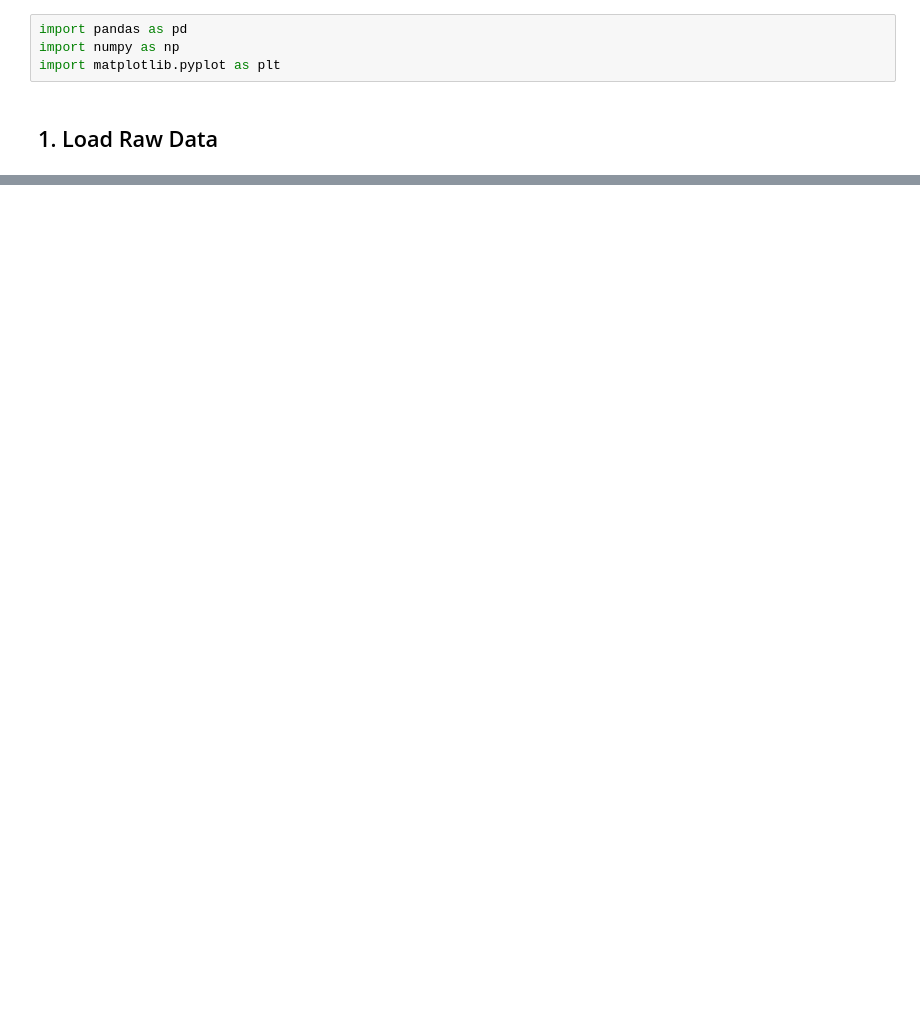
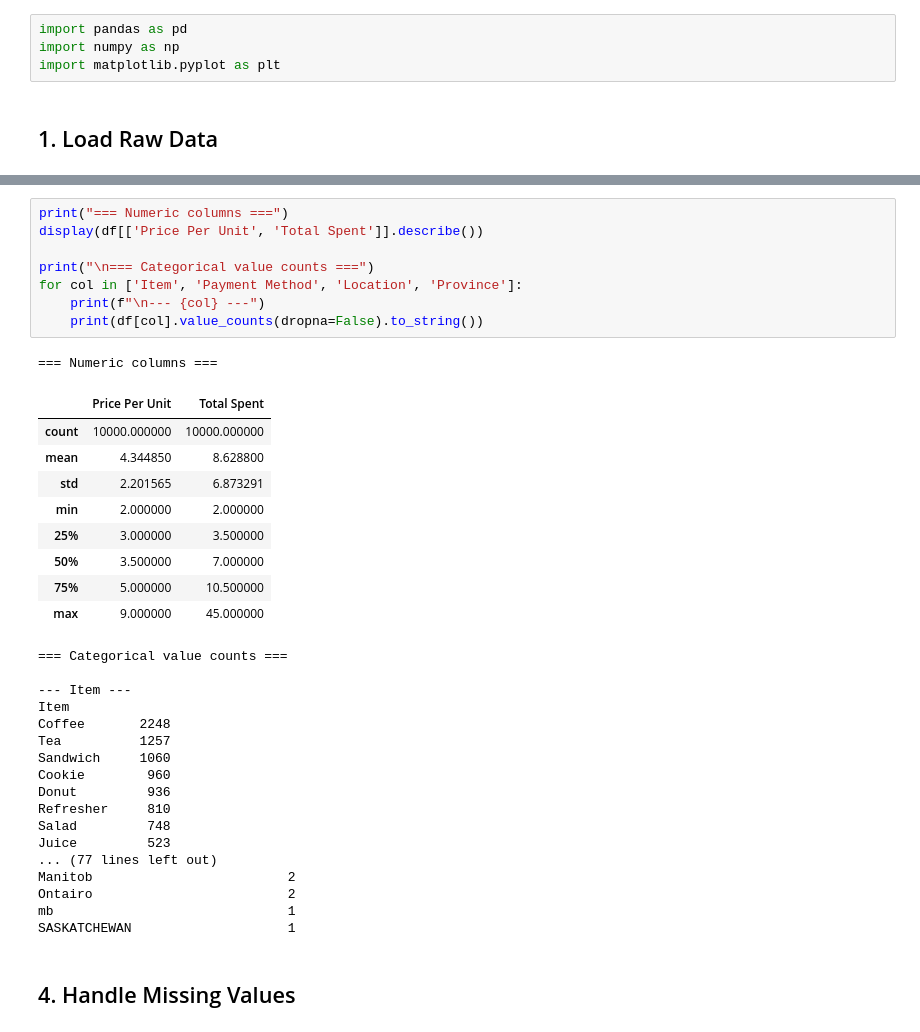
Before and after one commit to monish-ssc/canai-cafe-team-a, a Jupyter notebook: notebooks/01_data_cleaning.ipynb, the cells around one changed output, grey strips where cells are left out. Cells and saved outputs as stored; diff of their text form; blank space fills up the shorter version.

```diff
--- a/notebooks/01_data_cleaning.ipynb
+++ b/notebooks/01_data_cleaning.ipynb
@@ -53,0 +89,38 @@ print(f'Saved clean dataset: {df.shape[0]} rows, {df.shape[1]} columns')
+# %%
+print("=== Numeric columns ===")
+display(df[['Price Per Unit', 'Total Spent']].describe())
+
+print("\n=== Categorical value counts ===")
+for col in ['Item', 'Payment Method', 'Location', 'Province']:
+    print(f"\n--- {col} ---")
+    print(df[col].value_counts(dropna=False).to_string())
+# %% [output]
+=== Numeric columns ===
+|  | Price Per Unit | Total Spent |
+| count | 10000.000000 | 10000.000000 |
+| mean | 4.344850 | 8.628800 |
+| std | 2.201565 | 6.873291 |
+| min | 2.000000 | 2.000000 |
+| 25% | 3.000000 | 3.500000 |
+| 50% | 3.500000 | 7.000000 |
+| 75% | 5.000000 | 10.500000 |
+| max | 9.000000 | 45.000000 |
+=== Categorical value counts ===
+
+--- Item ---
+Item
+Coffee       2248
+Tea          1257
+Sandwich     1060
+Cookie        960
+Donut         936
+Refresher     810
+Salad         748
+Juice         523
+... (77 lines left out)
+Manitob                         2
+Ontairo                         2
+mb                              1
+SASKATCHEWAN                    1
+# %% [markdown]
+## 4. Handle Missing Values
```
Also changed, not shown: parts of 38 cells of this notebook, 4 other files.
